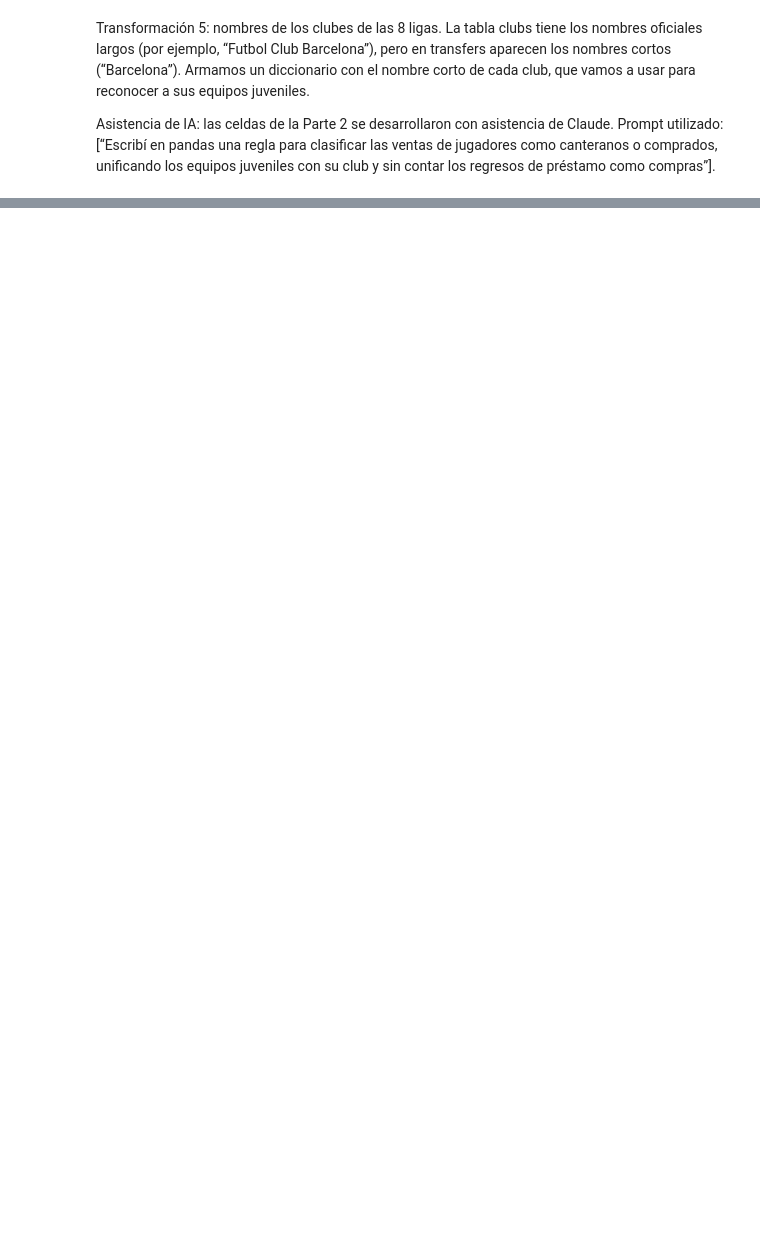
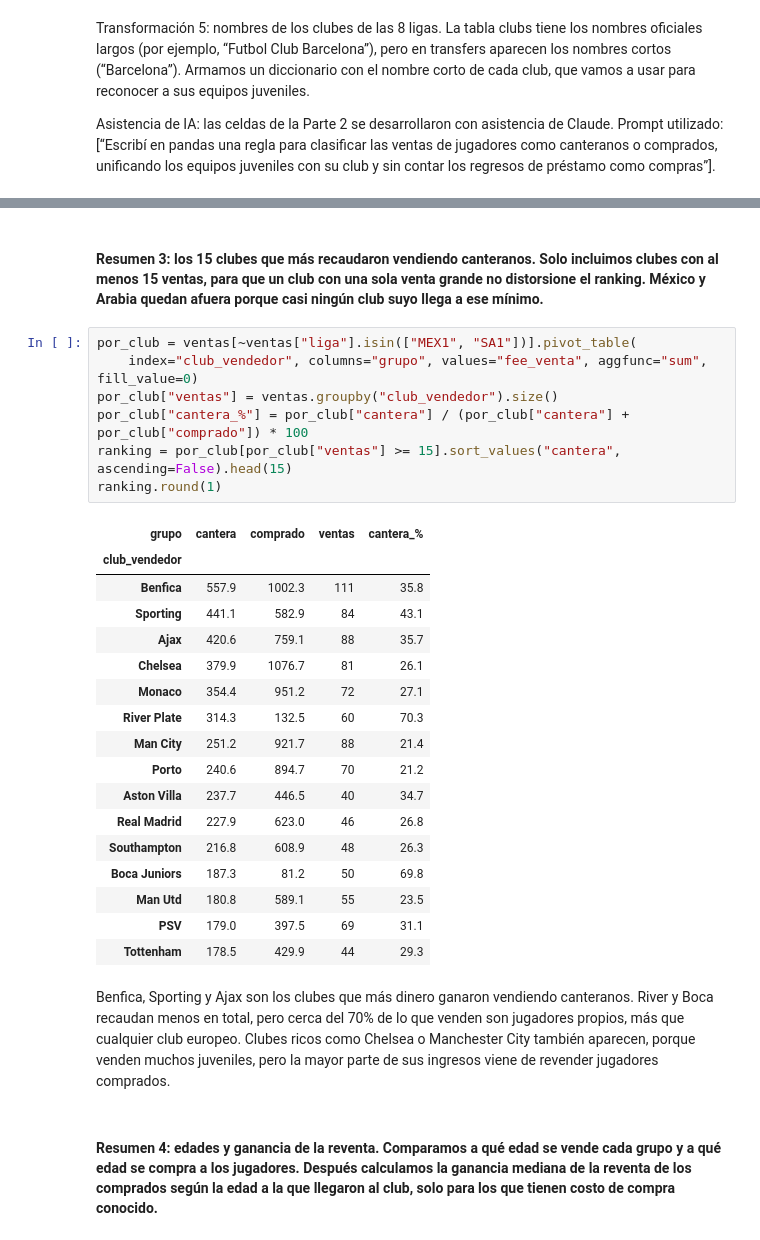
Before and after one commit to liamcohenn/tp_laboratorio_futbol, a Jupyter notebook: notebooks/tp_inferiores.ipynb, the cells around one changed output, grey strips where cells are left out. Saved outputs shown, nothing was run; the diff lists cells and outputs as text; blank space fills up the shorter version.

Commit message:
agrego parte 3 al notebook principal

```diff
--- a/notebooks/tp_inferiores.ipynb
+++ b/notebooks/tp_inferiores.ipynb
@@ -163,0 +594,31 @@ print("Clubes de las 8 ligas:", len(nombre_club))
+# %% [markdown]
+#### **Resumen 3: los 15 clubes que más recaudaron vendiendo canteranos.** Solo incluimos clubes con al menos 15 ventas, para que un club con una sola venta grande no distorsione el ranking. México y Arabia quedan afuera porque casi ningún club suyo llega a ese mínimo.
+# %%
+por_club = ventas[~ventas["liga"].isin(["MEX1", "SA1"])].pivot_table(
+    index="club_vendedor", columns="grupo", values="fee_venta", aggfunc="sum", fill_value=0)
+por_club["ventas"] = ventas.groupby("club_vendedor").size()
+por_club["cantera_%"] = por_club["cantera"] / (por_club["cantera"] + por_club["comprado"]) * 100
+ranking = por_club[por_club["ventas"] >= 15].sort_values("cantera", ascending=False).head(15)
+ranking.round(1)
+# %% [output]
+| grupo | cantera | comprado | ventas | cantera_% |
+| club_vendedor |  |  |  |  |
+| Benfica | 557.9 | 1002.3 | 111 | 35.8 |
+| Sporting | 441.1 | 582.9 | 84 | 43.1 |
+| Ajax | 420.6 | 759.1 | 88 | 35.7 |
+| Chelsea | 379.9 | 1076.7 | 81 | 26.1 |
+| Monaco | 354.4 | 951.2 | 72 | 27.1 |
+| River Plate | 314.3 | 132.5 | 60 | 70.3 |
+| Man City | 251.2 | 921.7 | 88 | 21.4 |
+| Porto | 240.6 | 894.7 | 70 | 21.2 |
+| Aston Villa | 237.7 | 446.5 | 40 | 34.7 |
+| Real Madrid | 227.9 | 623.0 | 46 | 26.8 |
+| Southampton | 216.8 | 608.9 | 48 | 26.3 |
+| Boca Juniors | 187.3 | 81.2 | 50 | 69.8 |
+| Man Utd | 180.8 | 589.1 | 55 | 23.5 |
+| PSV | 179.0 | 397.5 | 69 | 31.1 |
+| Tottenham | 178.5 | 429.9 | 44 | 29.3 |
+# %% [markdown]
+Benfica, Sporting y Ajax son los clubes que más dinero ganaron vendiendo canteranos. River y Boca recaudan menos en total, pero cerca del 70% de lo que venden son jugadores propios, más que cualquier club europeo. Clubes ricos como Chelsea o Manchester City también aparecen, porque venden muchos juveniles, pero la mayor parte de sus ingresos viene de revender jugadores comprados.
+# %% [markdown]
+#### **Resumen 4: edades y ganancia de la reventa.** Comparamos a qué edad se vende cada grupo y a qué edad se compra a los jugadores. Después calculamos la ganancia mediana de la reventa de los comprados según la edad a la que llegaron al club, solo para los que tienen costo de compra conocido.
```
Also changed, not shown: parts of 55 cells of this notebook.
